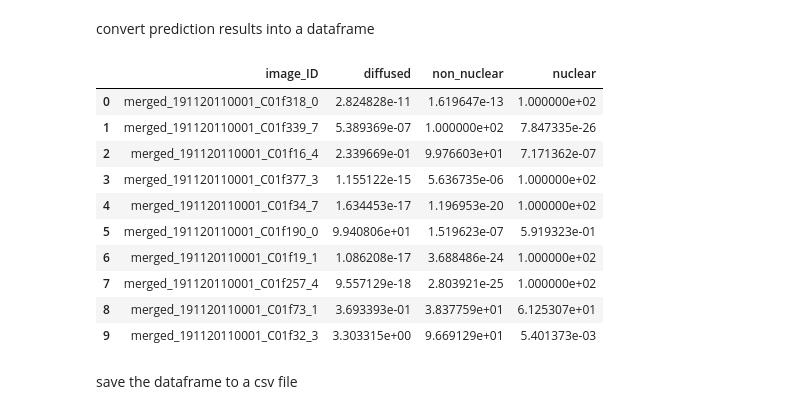
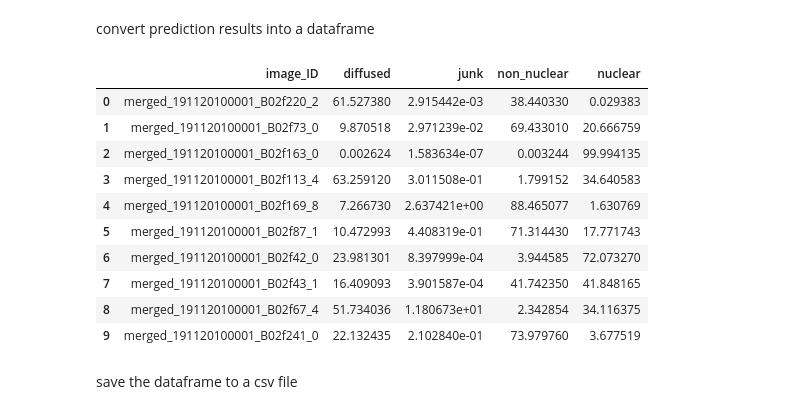
Before and after one commit to jessecanada/MAPS, a Jupyter notebook: MAPS_4_Phenotype_Classification_Azure.ipynb, the cells around one changed output. Saved outputs shown, nothing was run; the diff lists cells and outputs as text; code cells hidden in the pictures.

```diff
--- a/MAPS_4_Phenotype_Classification_Azure.ipynb
+++ b/MAPS_4_Phenotype_Classification_Azure.ipynb
@@ -57,6 +61,6 @@ Iteration 2
 # %%
 # specify the iteration you want to use (without spaces)
-publish_iteration_name = "Iteration2"
+publish_iteration_name = "Iteration7"
 # %% [markdown]
 ## Get the ROI files ready for classification
 # %%
@@ -75,7 +79,7 @@ Mounted at /content/drive
 # %% [markdown]
 ## Azure classification predictions
 # %%
-wrk_dir = "/content/single_cells_C124R/" # replace with your ROI folder path
+wrk_dir = "your-ROI-directory" # replace with your ROI folder path
 temp_list = []
 
 for entry in os.scandir(wrk_dir):
@@ -100,5 +104,5 @@ for entry in os.scandir(wrk_dir):
       temp_list.append(predictions_list)
 
       for i in sorted(predictions_dict) :
-        print(f'{i}: {predictions_dict[i]:.2f}')
+        print(f'{i}: {predictions_dict[i]:.2f}%')
       print()
@@ -107,19 +129,19 @@ convert prediction results into a dataframe
 # %%
 col_names = [i for i in sorted(predictions_dict)]
 col_names.insert(0, 'image_ID')
-df_predict = pd.DataFrame(temp_list, columns = col_names)
-df_predict.head(10)
+df_cls = pd.DataFrame(temp_list, columns = col_names)
+df_cls.head(10)
 # %% [output]
-|  | image_ID | diffused | non_nuclear | nuclear |
-| 0 | merged_191120110001_C01f318_0 | 2.824828e-11 | 1.619647e-13 | 1.000000e+02 |
-| 1 | merged_191120110001_C01f339_7 | 5.389369e-07 | 1.000000e+02 | 7.847335e-26 |
-| 2 | merged_191120110001_C01f16_4 | 2.339669e-01 | 9.976603e+01 | 7.171362e-07 |
-| 3 | merged_191120110001_C01f377_3 | 1.155122e-15 | 5.636735e-06 | 1.000000e+02 |
-| 4 | merged_191120110001_C01f34_7 | 1.634453e-17 | 1.196953e-20 | 1.000000e+02 |
-| 5 | merged_191120110001_C01f190_0 | 9.940806e+01 | 1.519623e-07 | 5.919323e-01 |
-| 6 | merged_191120110001_C01f19_1 | 1.086208e-17 | 3.688486e-24 | 1.000000e+02 |
-| 7 | merged_191120110001_C01f257_4 | 9.557129e-18 | 2.803921e-25 | 1.000000e+02 |
-| 8 | merged_191120110001_C01f73_1 | 3.693393e-01 | 3.837759e+01 | 6.125307e+01 |
-| 9 | merged_191120110001_C01f32_3 | 3.303315e+00 | 9.669129e+01 | 5.401373e-03 |
+|  | image_ID | diffused | junk | non_nuclear | nuclear |
+| 0 | merged_191120100001_B02f220_2 | 61.527380 | 2.915442e-03 | 38.440330 | 0.029383 |
+| 1 | merged_191120100001_B02f73_0 | 9.870518 | 2.971239e-02 | 69.433010 | 20.666759 |
+| 2 | merged_191120100001_B02f163_0 | 0.002624 | 1.583634e-07 | 0.003244 | 99.994135 |
+| 3 | merged_191120100001_B02f113_4 | 63.259120 | 3.011508e-01 | 1.799152 | 34.640583 |
+| 4 | merged_191120100001_B02f169_8 | 7.266730 | 2.637421e+00 | 88.465077 | 1.630769 |
+| 5 | merged_191120100001_B02f87_1 | 10.472993 | 4.408319e-01 | 71.314430 | 17.771743 |
+| 6 | merged_191120100001_B02f42_0 | 23.981301 | 8.397999e-04 | 3.944585 | 72.073270 |
+| 7 | merged_191120100001_B02f43_1 | 16.409093 | 3.901587e-04 | 41.742350 | 41.848165 |
+| 8 | merged_191120100001_B02f67_4 | 51.734036 | 1.180673e+01 | 2.342854 | 34.116375 |
+| 9 | merged_191120100001_B02f241_0 | 22.132435 | 2.102840e-01 | 73.979760 | 3.677519 |
 # %% [markdown]
 save the dataframe to a csv file
```
Also changed, not shown: parts of 7 cells of this notebook.
